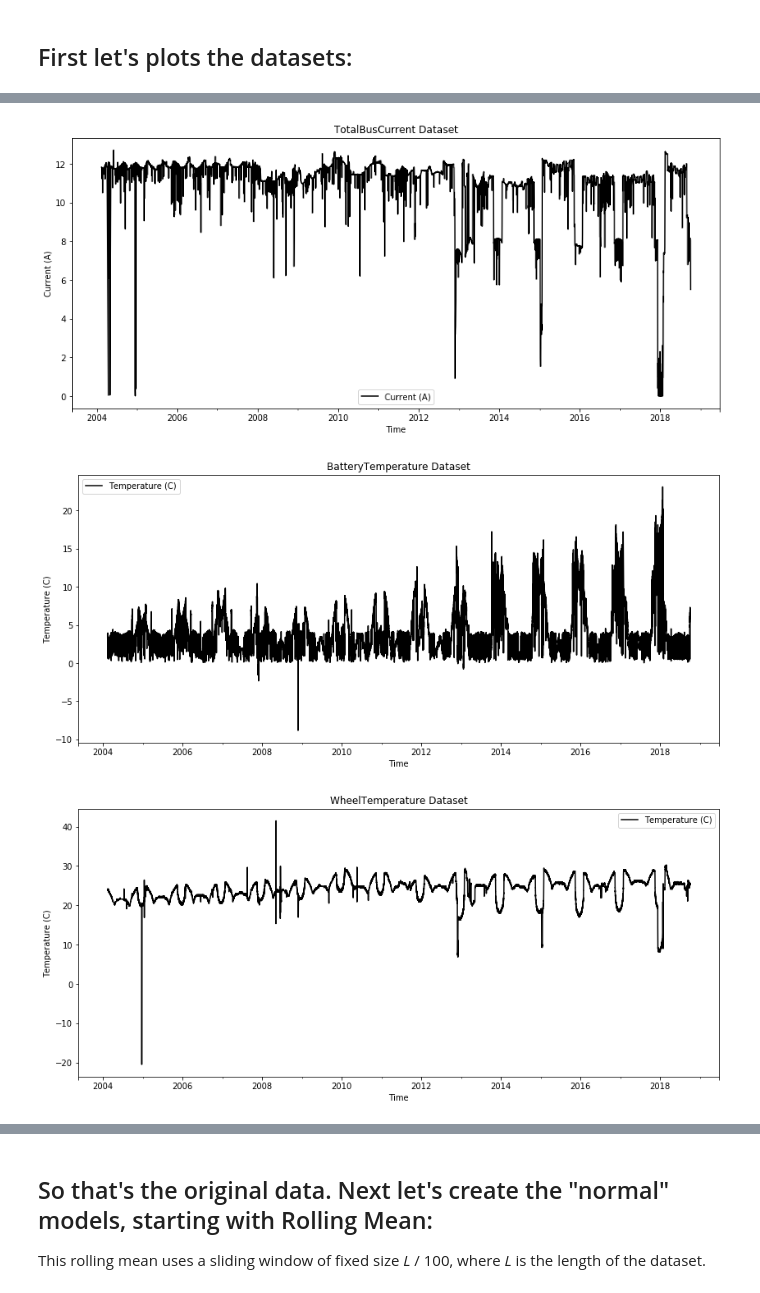
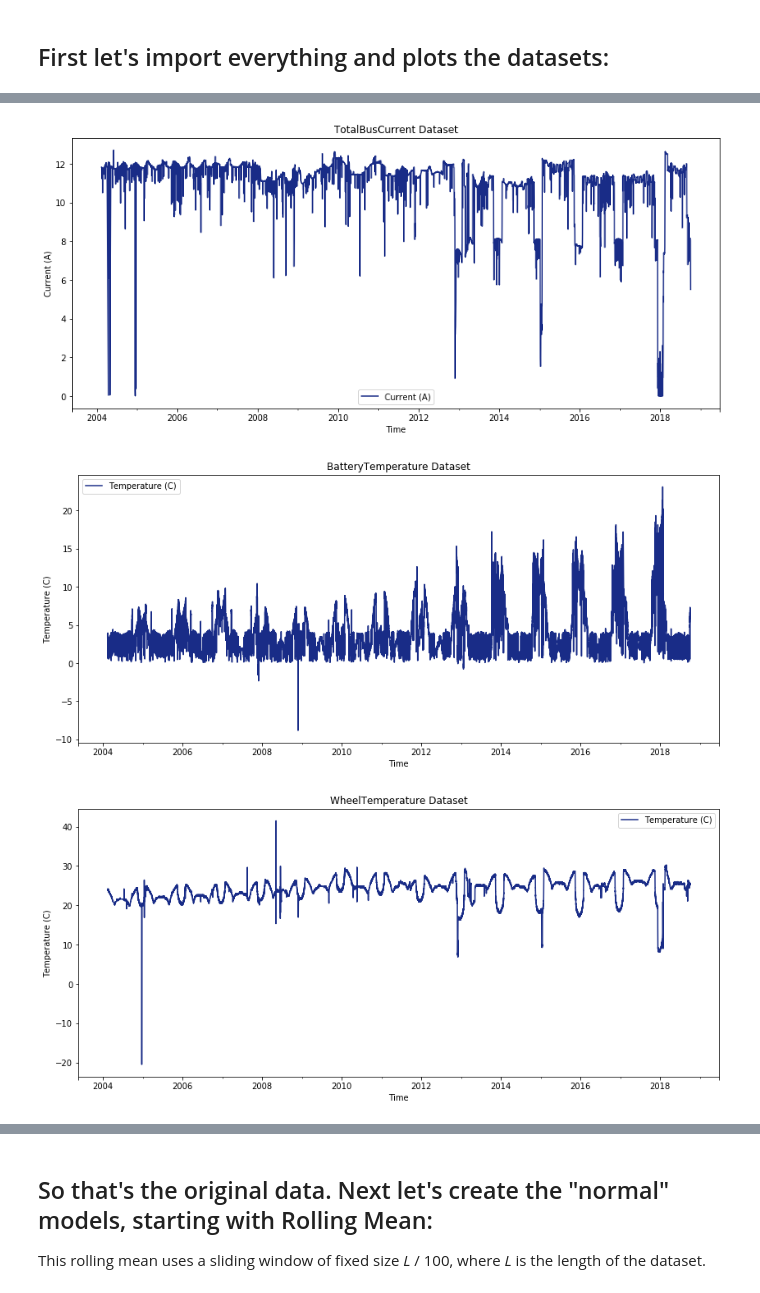
Before and after one commit to sapols/Satellite-Telemetry-Anomaly-Detection, a Jupyter notebook: Algorithm Modeling.ipynb, the cells around one changed output, grey strips where cells are left out. Cells and saved outputs as stored; diff of their text form; code cells hidden in the pictures.

Commit message:
First draft of algorithm modeling notebook.

```diff
--- a/Algorithm Modeling.ipynb
+++ b/Algorithm Modeling.ipynb
@@ -5,7 +5,7 @@ This notebook will detail how three algorithms—Rolling Mean, ARIMA, and Autoen
 
 <img src="explore/Experiments_Diagram.jpg">
 # %% [markdown]
-## First let's plots the datasets:
+## First let's import everything and plots the datasets:
 # %%
 # Standard modules
 import os
@@ -45,15 +47,13 @@ datasets = ['Data/BusVoltage.csv', 'Data/TotalBusCurrent.csv', 'Data/BatteryTemp
 var_names = ['Voltage (V)', 'Current (A)', 'Temperature (C)', 'Temperature (C)', 'RPM']
 # %%
 for ds in range(len(datasets)):
-    dataset = datasets[ds]
-    var_name = var_names[ds]
     ds_name = dataset[5:-4] # drop 'Data/' and '.csv'
 
     # Load the dataset
     time_series = read_csv(dataset, header=0, parse_dates=[0], index_col=0, squeeze=True, date_parser=parser)
 
     # Plot the dataset
-    ax = time_series.plot(color='black', title=ds_name + ' Dataset', label=var_name, figsize=(14, 6))
+    ax = time_series.plot(color='#192C87', title=ds_name + ' Dataset', label=var_name, figsize=(14, 6))
     ax.set(xlabel='Time', ylabel=var_name)
     pyplot.legend(loc='best')
     pyplot.show()
@@ -62,3 +62,3 @@ for ds in range(len(datasets)):
-[figure, old version]
+[figure, new version]
-[figure, old version]
+[figure, new version]
-[figure, old version]
+[figure, new version]
```
Also changed, not shown: parts of 14 cells of this notebook.
